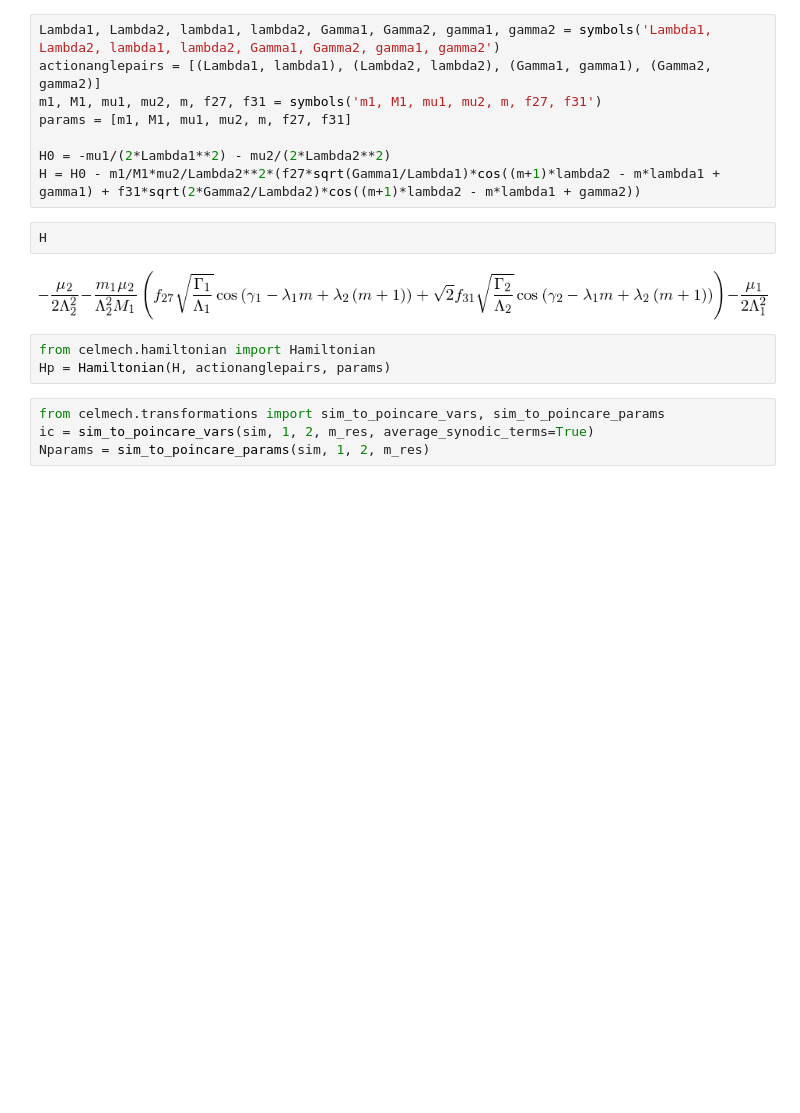
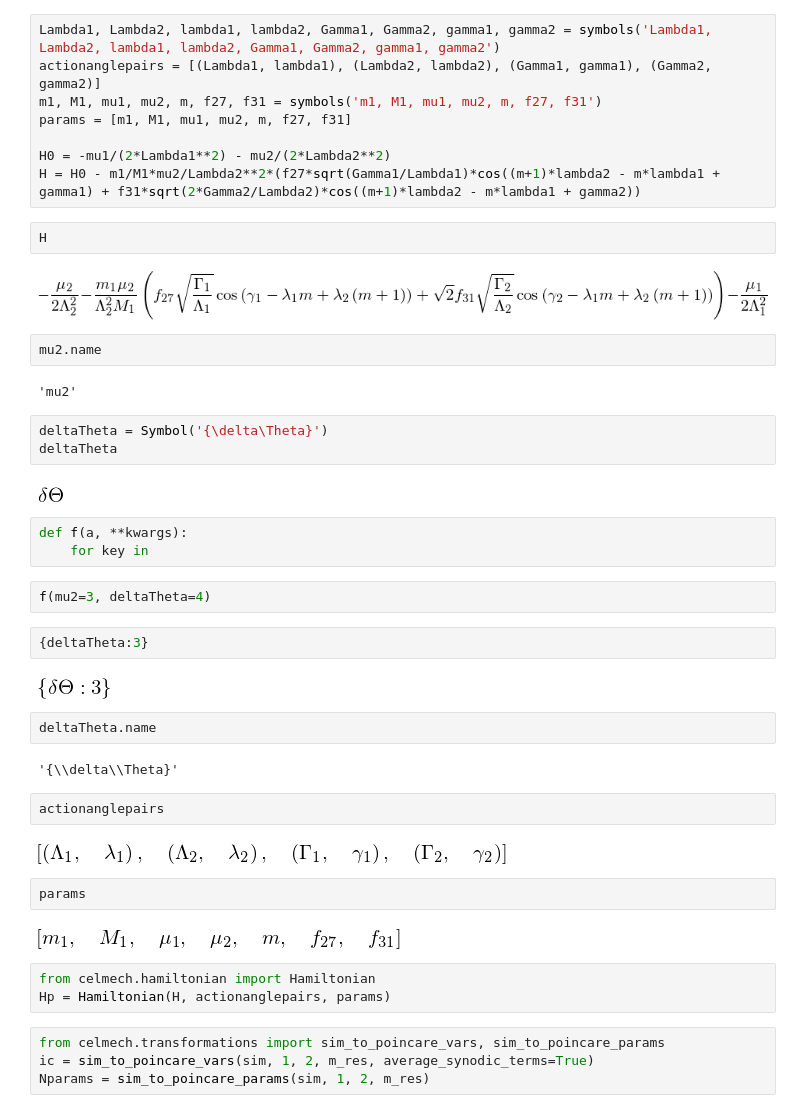
Before and after one commit to shadden/celmech, a Jupyter notebook: MMR.ipynb, the cells around one changed output. Drawn from its saved outputs; the diff is of its cells as text; blank space fills up the shorter version.

```diff
--- a/MMR.ipynb
+++ b/MMR.ipynb
@@ -36,6 +36,36 @@ H = H0 - m1/M1*mu2/Lambda2**2*(f27*sqrt(Gamma1/Lambda1)*cos((m+1)*lambda2 - m*la
 H
 # %% [output]
 [figure]
+# %%
+mu2.name
+# %% [output]
+'mu2'
+# %%
+deltaTheta = Symbol('{\delta\Theta}')
+deltaTheta
+# %% [output]
+[figure, added]
+# %%
+def f(a, **kwargs):
+    for key in
+# %%
+f(mu2=3, deltaTheta=4)
+# %%
+{deltaTheta:3}
+# %% [output]
+[figure, added]
+# %%
+deltaTheta.name
+# %% [output]
+'{\\delta\\Theta}'
+# %%
+actionanglepairs
+# %% [output]
+[figure, added]
+# %%
+params
+# %% [output]
+[figure, added]
 # %%
 from celmech.hamiltonian import Hamiltonian
 Hp = Hamiltonian(H, actionanglepairs, params)
```
Also changed, not shown: parts of 18 cells of this notebook, 1 other file.
